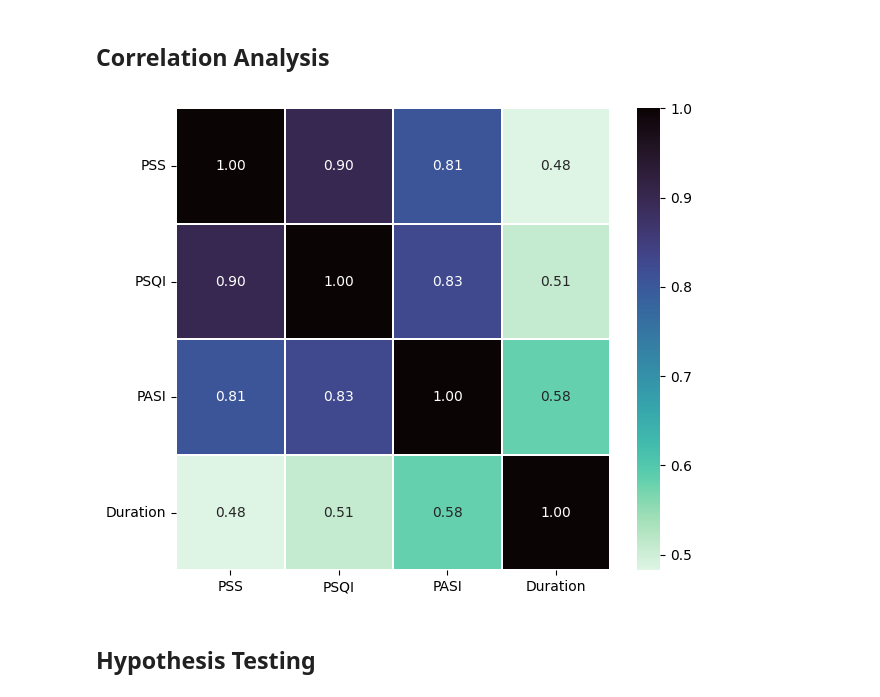
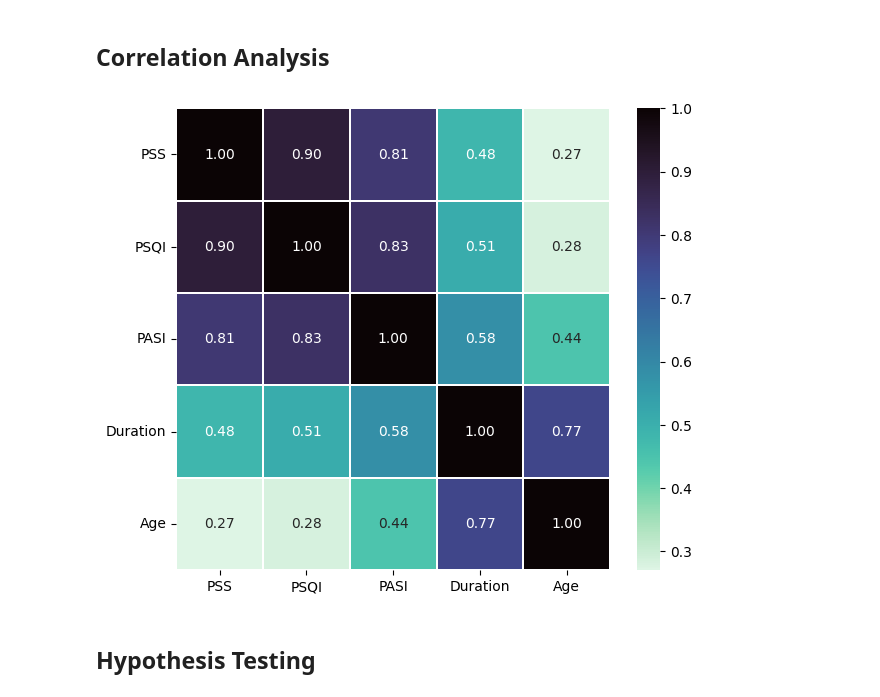
Before and after one commit to iamtushara/medical-thesis, a Jupyter notebook: thesis-notebooks/02-reshma/Statistical Analysis of Psoriasis Patients Data.ipynb, the cells around one changed output. Saved outputs shown, nothing was run; the diff lists cells and outputs as text; code cells hidden in the pictures.

Commit message:
added Age to correlation heatmap

```diff
--- a/thesis-notebooks/02-reshma/Statistical Analysis of Psoriasis Patients Data.ipynb
+++ b/thesis-notebooks/02-reshma/Statistical Analysis of Psoriasis Patients Data.ipynb
@@ -434,12 +434,12 @@ plt.show()
 # %%
 plt.figure(figsize=(7, 6))
 ax = plt.subplot(111)
-corr = dataset[['PSS', 'PSQI', 'PASI', 'Duration']].corr()
+corr = dataset[['PSS', 'PSQI', 'PASI', 'Duration', 'Age']].corr()
 sns.heatmap(corr, annot=True, linewidth=0.1, fmt='.2f', ax=ax, cmap='mako_r')
 plt.yticks(rotation=0)
 plt.show()
 # %% [output]
-[figure, old version]
+[figure, new version]
 # %% [markdown]
 ## Hypothesis Testing
 # %% [markdown]
```
Also changed, not shown: parts of 10 cells of this notebook.
